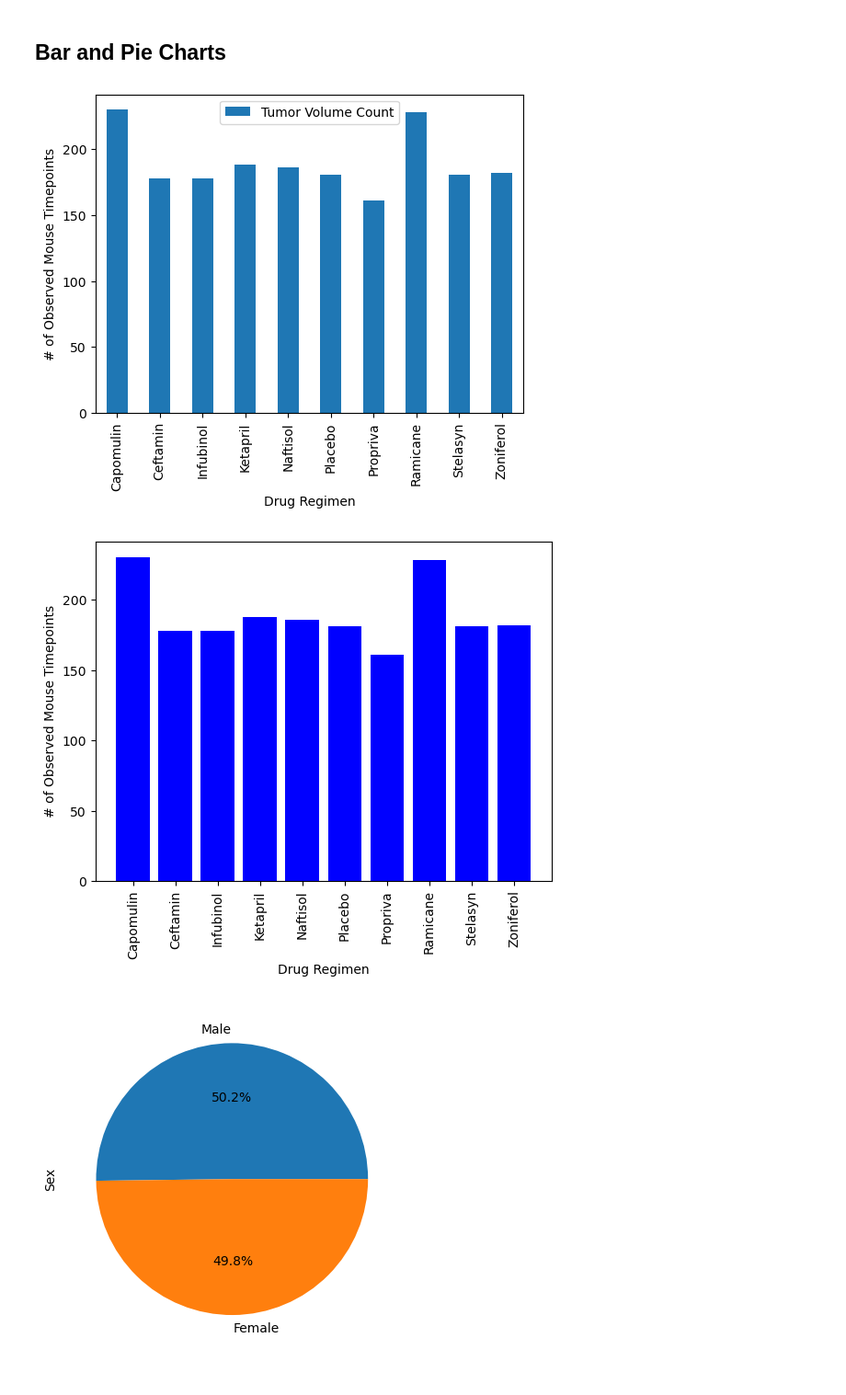
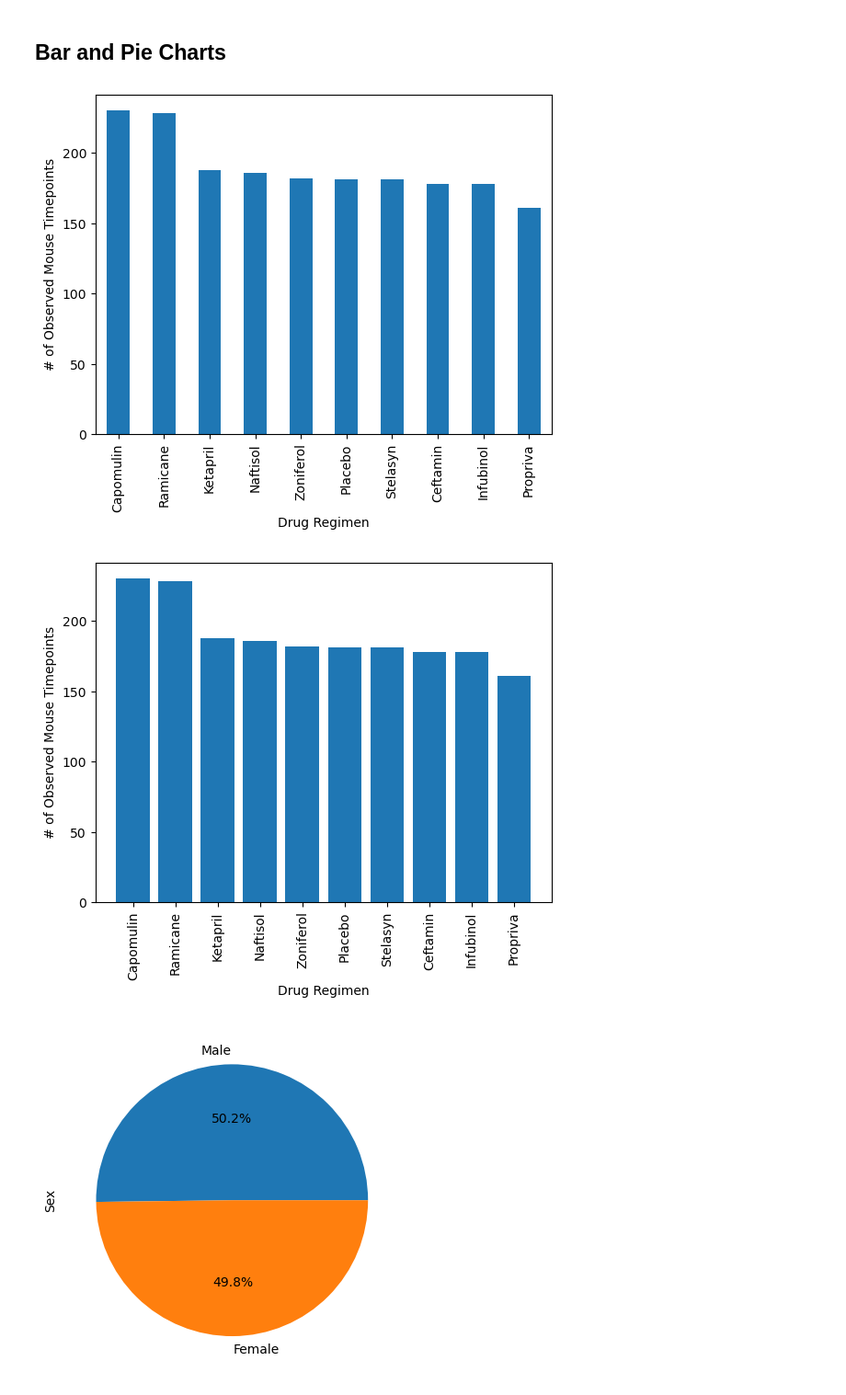
Before and after one commit to benrich322/matplotlib-challenge, a Jupyter notebook: Pymaceuticals/pymaceuticals_final.ipynb, the cells around one changed output. Shown: that part at 92% size. Cells and saved outputs as stored; diff of their text form; code cells hidden in the pictures.

```diff
--- a/Pymaceuticals/pymaceuticals_final.ipynb
+++ b/Pymaceuticals/pymaceuticals_final.ipynb
@@ -152,24 +151,26 @@ drug_regimen_agg
 # Generate a bar plot showing the total number of rows (Mouse ID/Timepoints) for each drug regimen using Pandas.
 drug_regimen_df["Tumor Volume Count"] = drug_regimen_summary["Tumor Volume (mm3)"].count()
 drug_regimen_chart = drug_regimen_df[["Tumor Volume Count"]]
-drug_regimen_chart.plot(kind="bar", figsize=(6,4.5))
+drug_regimen_chart = drug_regimen_chart.sort_values(by=["Tumor Volume Count"],ascending=False)
+drug_regimen_chart.plot(kind="bar",legend=False)
 plt.ylabel("# of Observed Mouse Timepoints")
 plt.xlabel("Drug Regimen")
 plt.show()
 # %% [output]
-[figure, old version]
+[figure, new version]
 # %%
 # Generate a bar plot showing the total number of rows (Mouse ID/Timepoints) for each drug regimen using pyplot.
 drug_regimen_reset_index = drug_regimen_df.rename_axis('Drug Regimen').reset_index()
-test = drug_regimen_reset_index["Tumor Volume Count"]
+drug_regimen_reset_index = drug_regimen_reset_index.sort_values(by=["Tumor Volume Count"],ascending=False)
+row_number = drug_regimen_reset_index["Tumor Volume Count"]
 x_axis = drug_regimen_reset_index["Drug Regimen"]
-plt.bar(x_axis, test, color='blue')
+plt.bar(x_axis, row_number)
 plt.ylabel("# of Observed Mouse Timepoints")
 plt.xlabel("Drug Regimen")
 plt.xticks(rotation=90)
 plt.show()
 # %% [output]
-[figure, old version]
+[figure, new version]
 # %%
 # Generate a pie plot showing the distribution of female versus male mice using Pandas
 male_vs_female = pd.DataFrame([mouse_merge_unique_df["Sex"].value_counts(),])
```
Also changed, not shown: parts of 6 cells of this notebook.
